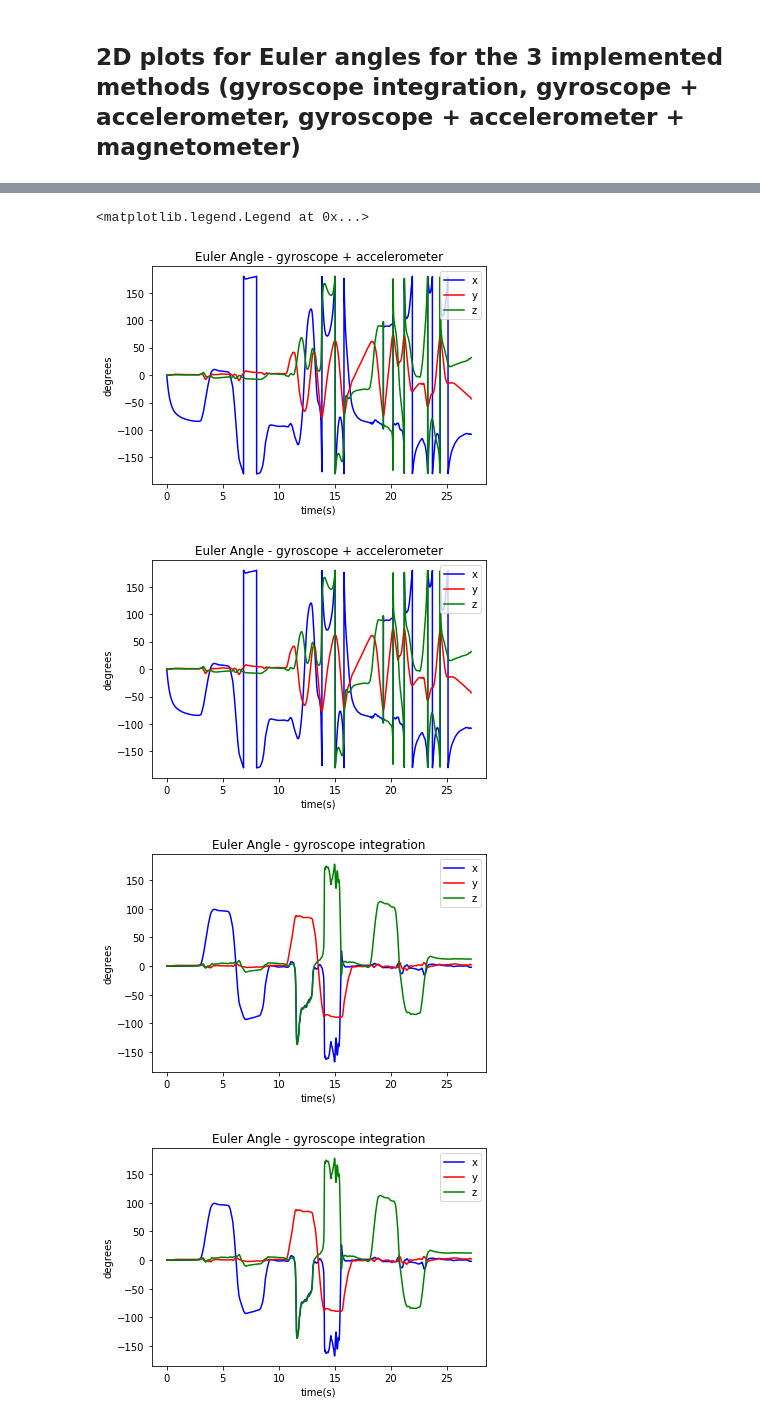
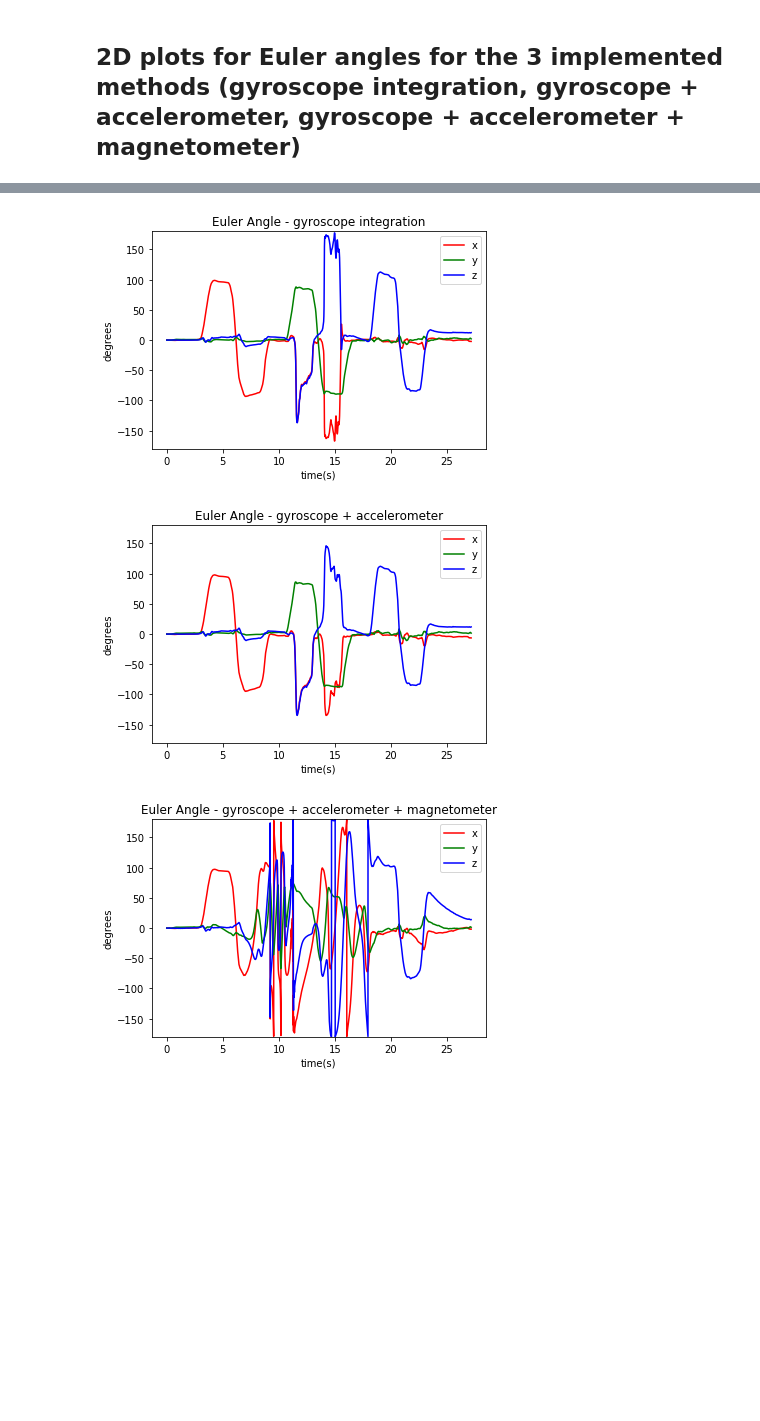
Before and after one commit to Fatema/imu, a Jupyter notebook: imu-prototype.ipynb, the cells around one changed output, grey strips where cells are left out. Saved outputs shown, nothing was run; the diff lists cells and outputs as text; code cells hidden in the pictures; blank space fills up the shorter version.

Commit message:
almost there with yaw correction

```diff
--- a/imu-prototype.ipynb
+++ b/imu-prototype.ipynb
@@ -97,6 +69,7 @@ magnetometer_data.head()
 ## Convert rotational rate from degrees/sec to radians/sec
 # %%
 def deg2radians(data):
+    data = data.copy()
     data[['x', 'y', 'z']] = np.radians(data[['x', 'y', 'z']])
     return data
 # %%
@@ -314,7 +257,7 @@ def imu_gyro(n, gyroscope_data,
     for i in range(n):
         ### gyroscope estimations
         gyro_row = gyroscope_data.loc[i]
-        w_k = np.array([[gyro_row['x'], gyro_row['y'], gyro_row['z']]])
+        w_k = np.array([[gyro_row['x'], gyro_row['y'], gyro_row['z']]]) * -1
         l = np.sqrt(np.sum(np.square(w_k)))
         v = np.divide(w_k, l)
         theta = l * dt
@@ -384,7 +308,7 @@ $$q_{k}' = q(t, -\alpha\phi) \otimes q_{k}$$
 in which t is the tilt axis. The parameter $\alpha$ should be large enough to correct all drift, but small enough so that the corrections are imperceptible to the user.
 # %%
 def imu_gyro_acc(n, gyroscope_data, accelerometer_data,
-                      dt=0.003906,alpha=0.01):
+                      dt=0.003906, alpha=0.01):
     '''
         Parameters
         ----------
@@ -409,22 +333,22 @@ def imu_gyro_acc(n, gyroscope_data, accelerometer_data,
     for i in range(n):
         ### gyroscope estimations
         gyro_row = gyroscope_data.loc[i]
-        w_k = np.array([[gyro_row['x'], gyro_row['y'], gyro_row['z']]])
+        w_k = np.array([[gyro_row['x'], gyro_row['y'], gyro_row['z']]]) * -1
         l = np.sqrt(np.sum(np.square(w_k)))
         v = np.divide(w_k, l)
         theta = l * dt
         q_gyro = axisAngle2quaternion(v, theta)
-        q_k = quaternions_product(q[i], q_gyro)
+        q_k = quaternions_product(q_gyro, q[i])
 
         ### accelerometer estimations - tilt error correction (define up)
         q_conj = quaternions_conjugate(q_k)
         acc_row = accelerometer_data.loc[i]
         a = np.array([[0, acc_row['x'], acc_row['y'], acc_row['z']]])
-        u = quaternions_product(q_conj, quaternions_product(a, q_k)) # global frame
-        t = np.array([[u[0][3], 0, -u[0][1]]]) # tilt axis
-        phi = math.acos(np.dot(np.array([0, 1, 0]), u[0][1:])) # tilt error angle
-        q_t = axisAngle2quaternion(t, -alpha*phi) # complementary filter for tilt drift
-        q_k = quaternions_product(q_t, q_k)
+        u = quaternions_product(q_conj, quaternions_product(a, q_k)) # global frame q_k is actually the conjugate
+        t = np.array([[-u[0][1], -u[0][2], 0]]) # tilt axis is YX
+        phi = math.acos(np.dot(np.array([0, 0, 1]), u[0][1:])) # tilt error angle
+        q_t = axisAngle2quaternion(t, -alpha*phi) # q(t, -alpha*phi) for tilt drift
+        q_k = quaternions_product(q_t, q_k) # apply complementary filter for tilt drift correction
 
         q += [q_k]
 
@@ -656,7 +575,8 @@ plt.clf()
 
 time = imu_data['time'].values
 
-plt.figure(0)
+plt.figure(1)
+plt.ylim(-180,180)
 plt.xlabel('time(s)')
 plt.ylabel('degrees')
 plt.title('Euler Angle - gyroscope integration')
@@ -666,47 +586,49 @@ zdata = []
 for row in euler_imu_gyro:
     xdata += [row[0][0]]
     ydata += [row[0][1]]
     zdata += [row[0][2]]
-plt.plot(time, xdata, linestyle='-', color='b', label='x')
-plt.plot(time, ydata, linestyle='-', color='r', label='y')
-plt.plot(time, zdata, linestyle='-', color='g', label='z')
+plt.plot(time, xdata, linestyle='-', color='r', label='x')
+plt.plot(time, ydata, linestyle='-', color='g', label='y')
+plt.plot(time, zdata, linestyle='-', color='b', label='z')
 plt.legend(loc='upper right')
 
-plt.figure(1)
+plt.figure(2)
+plt.ylim(-180,180)
 plt.xlabel('time(s)')
 plt.ylabel('degrees')
 plt.title('Euler Angle - gyroscope + accelerometer')
 xdata = []
 ydata = []
 zdata = []
 for row in euler_imu_gyro_acc:
     xdata += [row[0][0]]
     ydata += [row[0][1]]
     zdata += [row[0][2]]
-plt.plot(time, xdata, linestyle='-', color='b', label='x')
-plt.plot(time, ydata, linestyle='-', color='r', label='y')
-plt.plot(time, zdata, linestyle='-', color='g', label='z')
+plt.plot(time, xdata, linestyle='-', color='r', label='x')
+plt.plot(time, ydata, linestyle='-', color='g', label='y')
+plt.plot(time, zdata, linestyle='-', color='b', label='z')
 plt.legend(loc='upper right')
 
-plt.figure(2)
+plt.figure(3)
+plt.ylim(-180,180)
 plt.xlabel('time(s)')
 plt.ylabel('degrees')
 plt.title('Euler Angle - gyroscope + accelerometer + magnetometer')
 xdata = []
 ydata = []
 zdata = []
-for row in euler_imu_gyro_acc:
+for row in euler_imu_gyro_acc_magn:
     xdata += [row[0][0]]
     ydata += [row[0][1]]
     zdata += [row[0][2]]
-plt.plot(time, xdata, linestyle='-', color='b', label='x')
-plt.plot(time, ydata, linestyle='-', color='r', label='y')
-plt.plot(time, zdata, linestyle='-', color='g', label='z')
+plt.plot(time, xdata, linestyle='-', color='r', label='x')
+plt.plot(time, ydata, linestyle='-', color='g', label='y')
+plt.plot(time, zdata, linestyle='-', color='b', label='z')
 plt.legend(loc='upper right')
+
+# plt.tight_layout(pad=0.4, w_pad=0.5, h_pad=1.0)
 # %% [output]
 <matplotlib.legend.Legend at 0x...>
-<matplotlib.legend.Legend at 0x...>
-[figure, old version]
+[figure, new version]
-[figure, old version]
+[figure, new version]
-[figure, old version]
+[figure, new version]
-[figure, removed]
```
Also changed, not shown: parts of 25 cells of this notebook.
